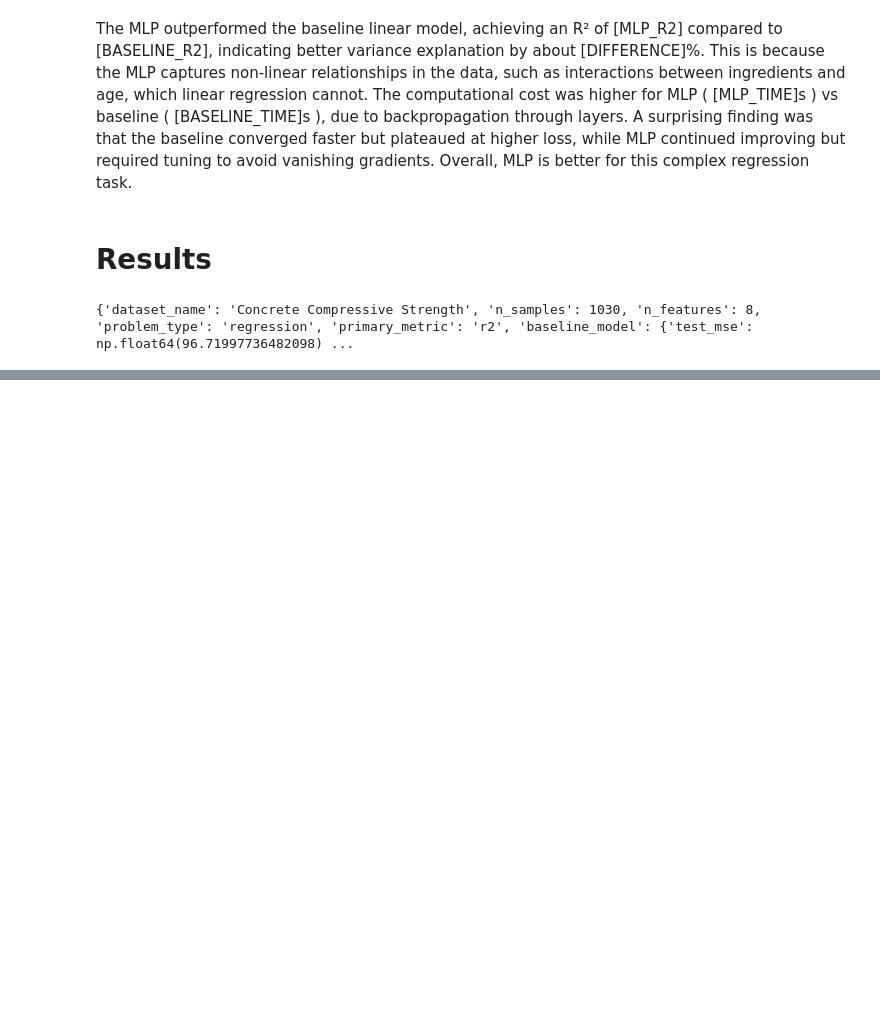
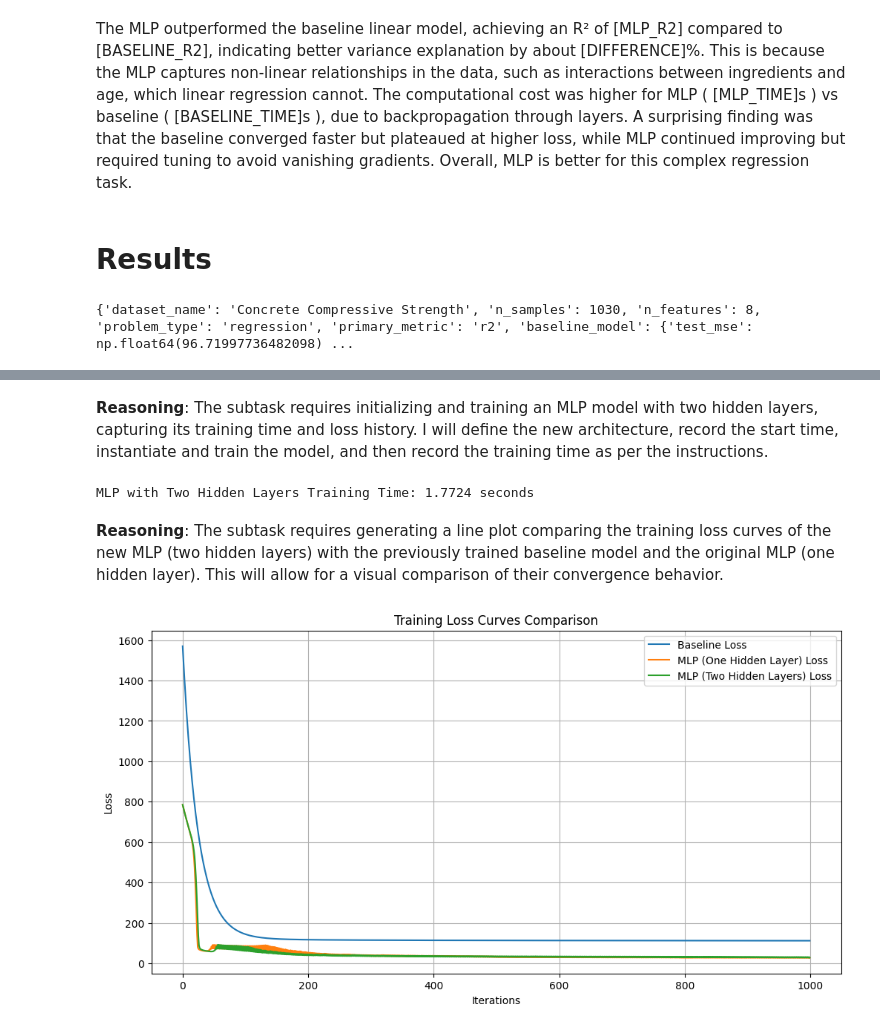
Before and after one commit to PanchangulaKrishnacharan/Masters, a Jupyter notebook: DNN/DNN_Updated.ipynb, the cells around one changed output, grey strips where cells are left out. Drawn from its saved outputs; the diff is of its cells as text; code cells hidden in the pictures; blank space fills up the shorter version.

```diff
--- a/DNN/DNN_Updated.ipynb
+++ b/DNN/DNN_Updated.ipynb
@@ -289,0 +310,28 @@ print(get_assignment_results())
+# %% [markdown]
+**Reasoning**:
+The subtask requires initializing and training an MLP model with two hidden layers, capturing its training time and loss history. I will define the new architecture, record the start time, instantiate and train the model, and then record the training time as per the instructions.
+# %%
+architecture_two_hidden_layers = [X_train.shape[1], 16, 8, 1]
+start_time_two_hidden = time.time()
+mlp_two_hidden_layers = MLP(architecture=architecture_two_hidden_layers, learning_rate=0.01, n_iterations=1000)
+mlp_two_hidden_layers.fit(X_train, y_train)
+mlp_two_hidden_training_time = time.time() - start_time_two_hidden
+print(f"MLP with Two Hidden Layers Training Time: {mlp_two_hidden_training_time:.4f} seconds")
+# %% [output]
+MLP with Two Hidden Layers Training Time: 1.7724 seconds
+# %% [markdown]
+**Reasoning**:
+The subtask requires generating a line plot comparing the training loss curves of the new MLP (two hidden layers) with the previously trained baseline model and the original MLP (one hidden layer). This will allow for a visual comparison of their convergence behavior.
+# %%
+plt.figure(figsize=(12, 6))
+plt.plot(baseline.loss_history, label='Baseline Loss')
+plt.plot(mlp.loss_history, label='MLP (One Hidden Layer) Loss')
+plt.plot(mlp_two_hidden_layers.loss_history, label='MLP (Two Hidden Layers) Loss')
+plt.xlabel('Iterations')
+plt.ylabel('Loss')
+plt.title('Training Loss Curves Comparison')
+plt.legend()
+plt.grid(True)
+plt.show()
+# %% [output]
+[figure, added]
```
Also changed, not shown: parts of 13 cells of this notebook.
